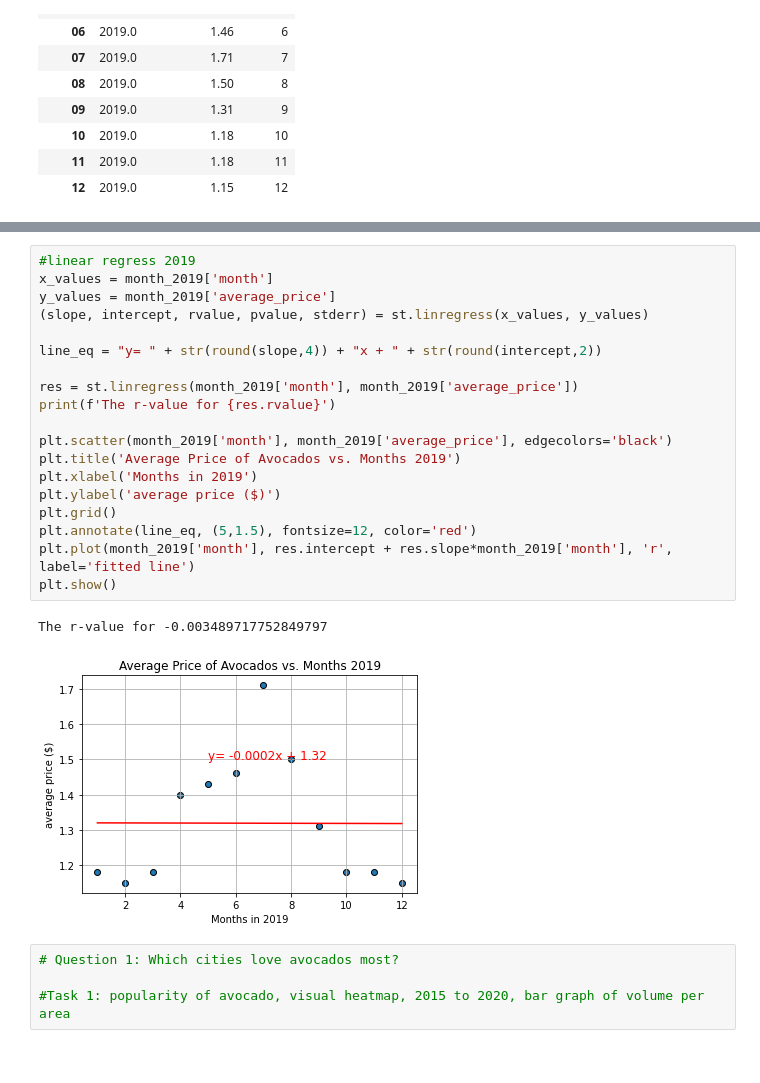
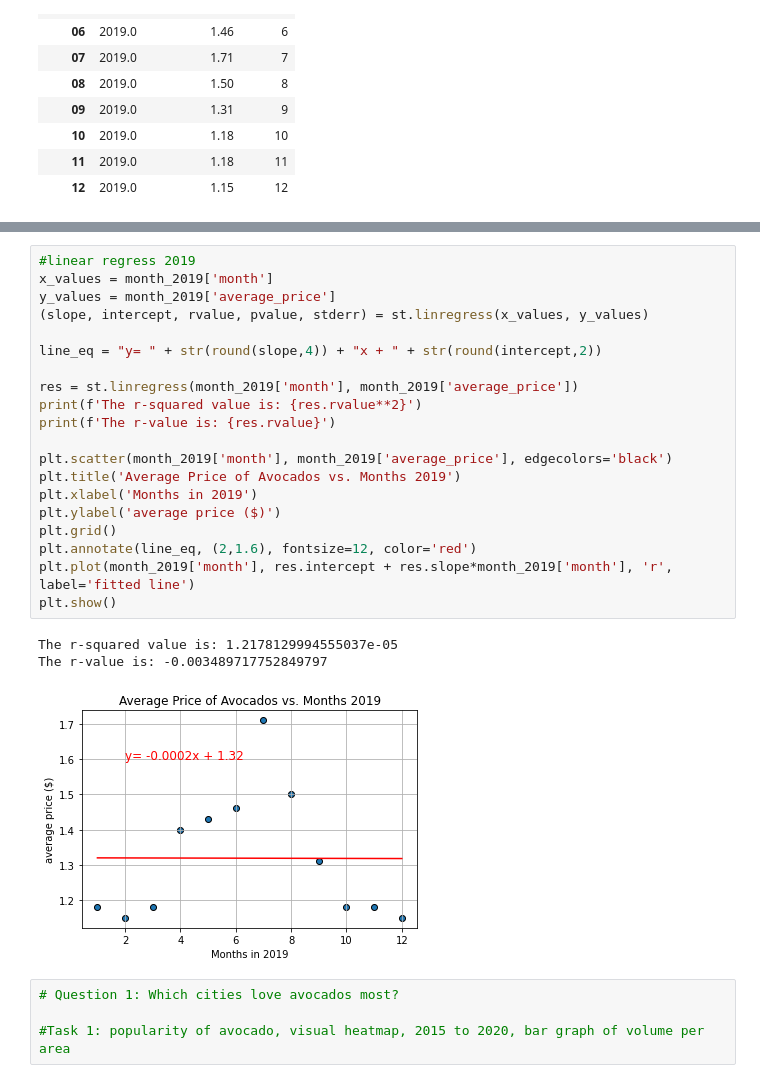
Before and after one commit to efennie/project_one, a Jupyter notebook: question_5_progress.ipynb, the cells around one changed output, grey strips where cells are left out. Cells and saved outputs as stored; diff of their text form.

```diff
--- a/question_5_progress.ipynb
+++ b/question_5_progress.ipynb
@@ -310,25 +341,27 @@ The r-value for 0.2772368769075985
 # %%
 #linear regress 2019
 x_values = month_2019['month']
 y_values = month_2019['average_price']
 (slope, intercept, rvalue, pvalue, stderr) = st.linregress(x_values, y_values)
 
 line_eq = "y= " + str(round(slope,4)) + "x + " + str(round(intercept,2))
 
 res = st.linregress(month_2019['month'], month_2019['average_price'])
-print(f'The r-value for {res.rvalue}')
+print(f'The r-squared value is: {res.rvalue**2}')
+print(f'The r-value is: {res.rvalue}')
 
 plt.scatter(month_2019['month'], month_2019['average_price'], edgecolors='black')
 plt.title('Average Price of Avocados vs. Months 2019')
 plt.xlabel('Months in 2019')
 plt.ylabel('average price ($)')
 plt.grid()
-plt.annotate(line_eq, (5,1.5), fontsize=12, color='red')
+plt.annotate(line_eq, (2,1.6), fontsize=12, color='red')
 plt.plot(month_2019['month'], res.intercept + res.slope*month_2019['month'], 'r', label='fitted line')
 plt.show()
 # %% [output]
-The r-value for -0.003489717752849797
+The r-squared value is: 1.2178129994555037e-05
+The r-value is: -0.003489717752849797
-[figure, old version]
+[figure, new version]
 # %%
 # Question 1: Which cities love avocados most?
 
```
Also changed, not shown: parts of 8 cells of this notebook.
